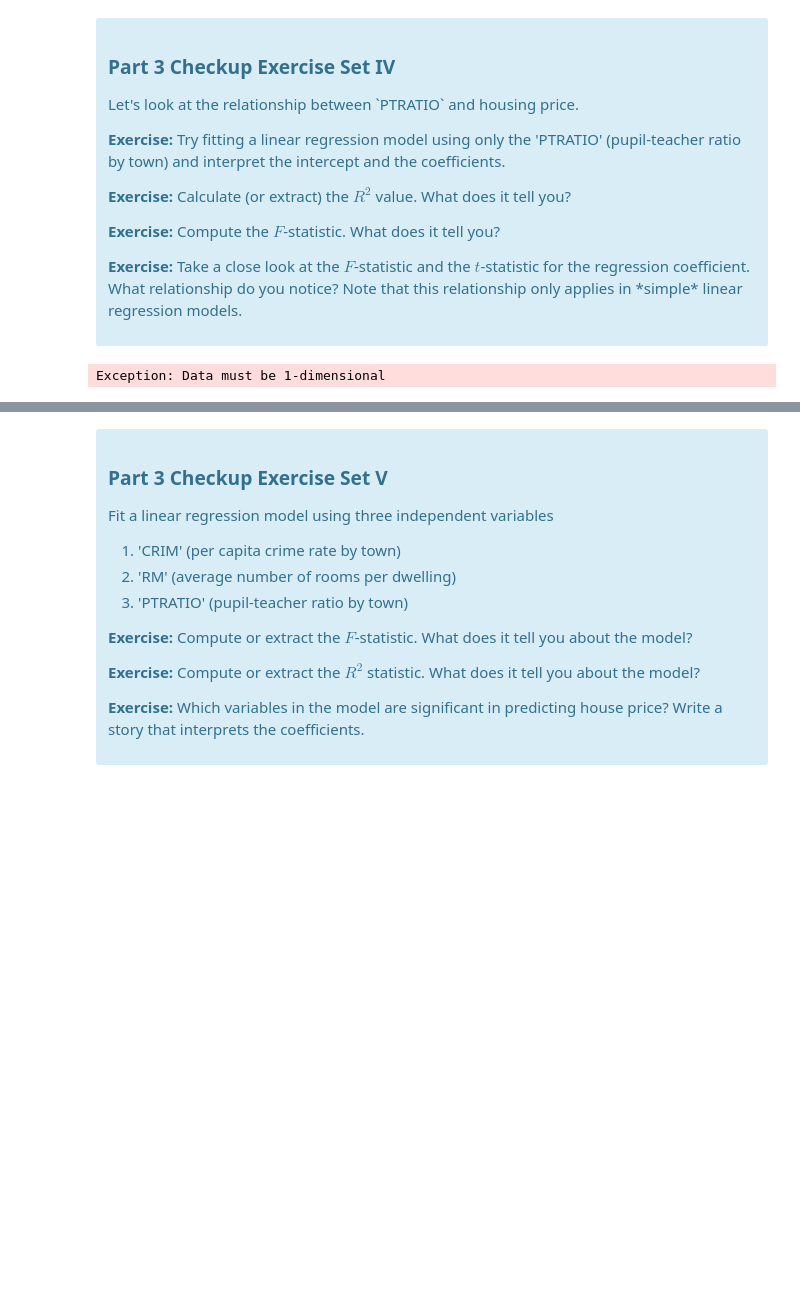
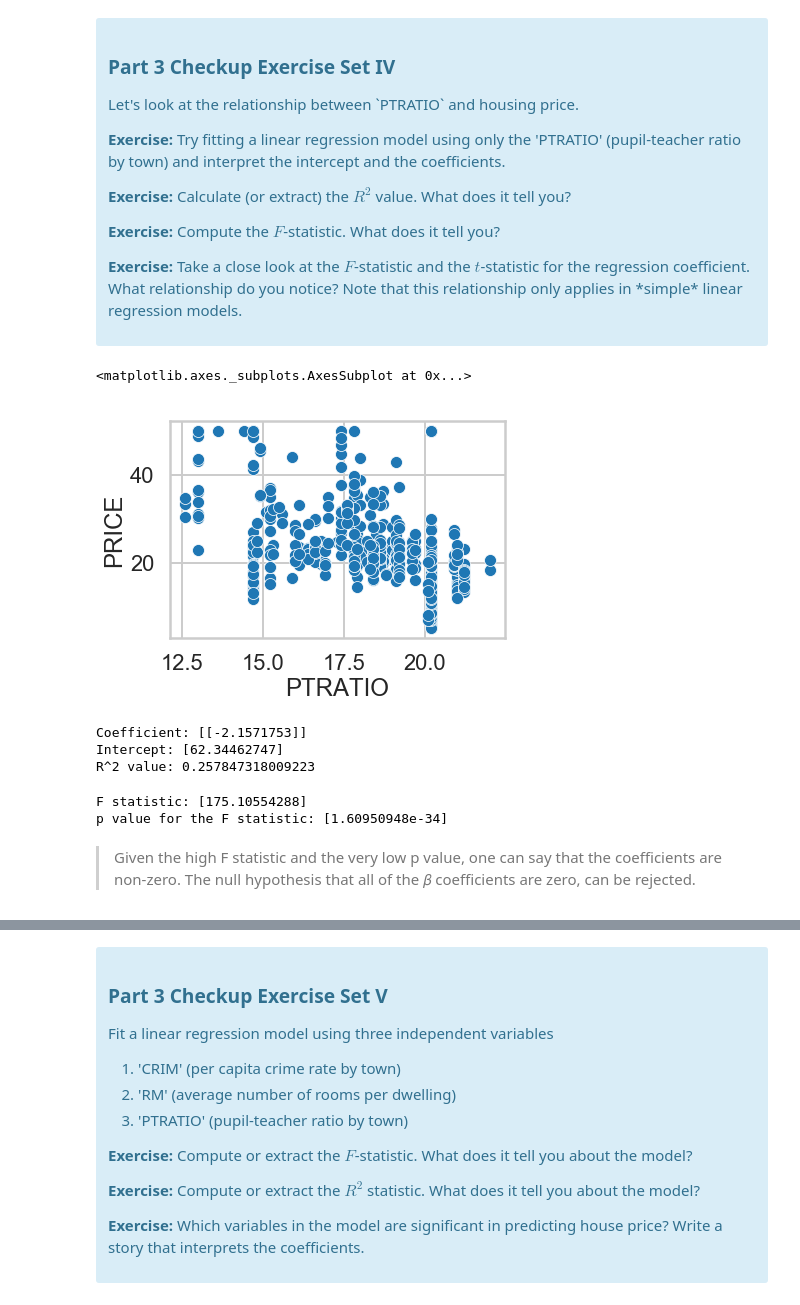
Before and after one commit to shubacca/Linear-Regression-Boston-Housing-Data, a Jupyter notebook: linear_regression/Boston_Housing_Linear_Regression.ipynb, the cells around one changed output, grey strips where cells are left out. Saved outputs shown, nothing was run; the diff lists cells and outputs as text; code cells hidden in the pictures; blank space fills up the shorter version.

```diff
--- a/linear_regression/Boston_Housing_Linear_Regression.ipynb
+++ b/linear_regression/Boston_Housing_Linear_Regression.ipynb
@@ -752,6 +752,29 @@ Once we compute the $F$-statistic, we can use the $F$-distribution with $N-K$ an
 # %%
 # your turn
 pt_price = LinearRegression()
-#pt_price.fit(bos.PTRATIO,bos.PRICE)
+PT = bos.PTRATIO.as_matrix().reshape(-1,1)
+PRICE = bos.PRICE.as_matrix().reshape(-1,1)
-# %% [output]
-Exception: Data must be 1-dimensional
+# %%
+sns.scatterplot(bos.PTRATIO,bos.PRICE)
+# %% [output]
+<matplotlib.axes._subplots.AxesSubplot at 0x...>
+[figure, added]
+# %%
+pt_price.fit(PT,PRICE)
+print("Coefficient: {}".format(pt_price.coef_))
+print("Intercept: {}".format(pt_price.intercept_))
+print("R^2 value: {}".format(pt_price.score(PT,PRICE)))
+# %% [output]
+Coefficient: [[-2.1571753]]
+Intercept: [62.34462747]
+R^2 value: 0.257847318009223
+# %%
+from sklearn.feature_selection import f_regression
+fvalue, pval = f_regression(PT, bos.PRICE)
+print("F statistic: {}".format(fvalue))
+print("p value for the F statistic: {}".format(pval))
+# %% [output]
+F statistic: [175.10554288]
+p value for the F statistic: [1.60950948e-34]
+# %% [markdown]
+>Given the high F statistic and the very low p value, one can say that the coefficients are non-zero. The null hypothesis that all of the 𝛽 coefficients are zero, can be rejected.
```
Also changed, not shown: parts of 19 cells of this notebook.
